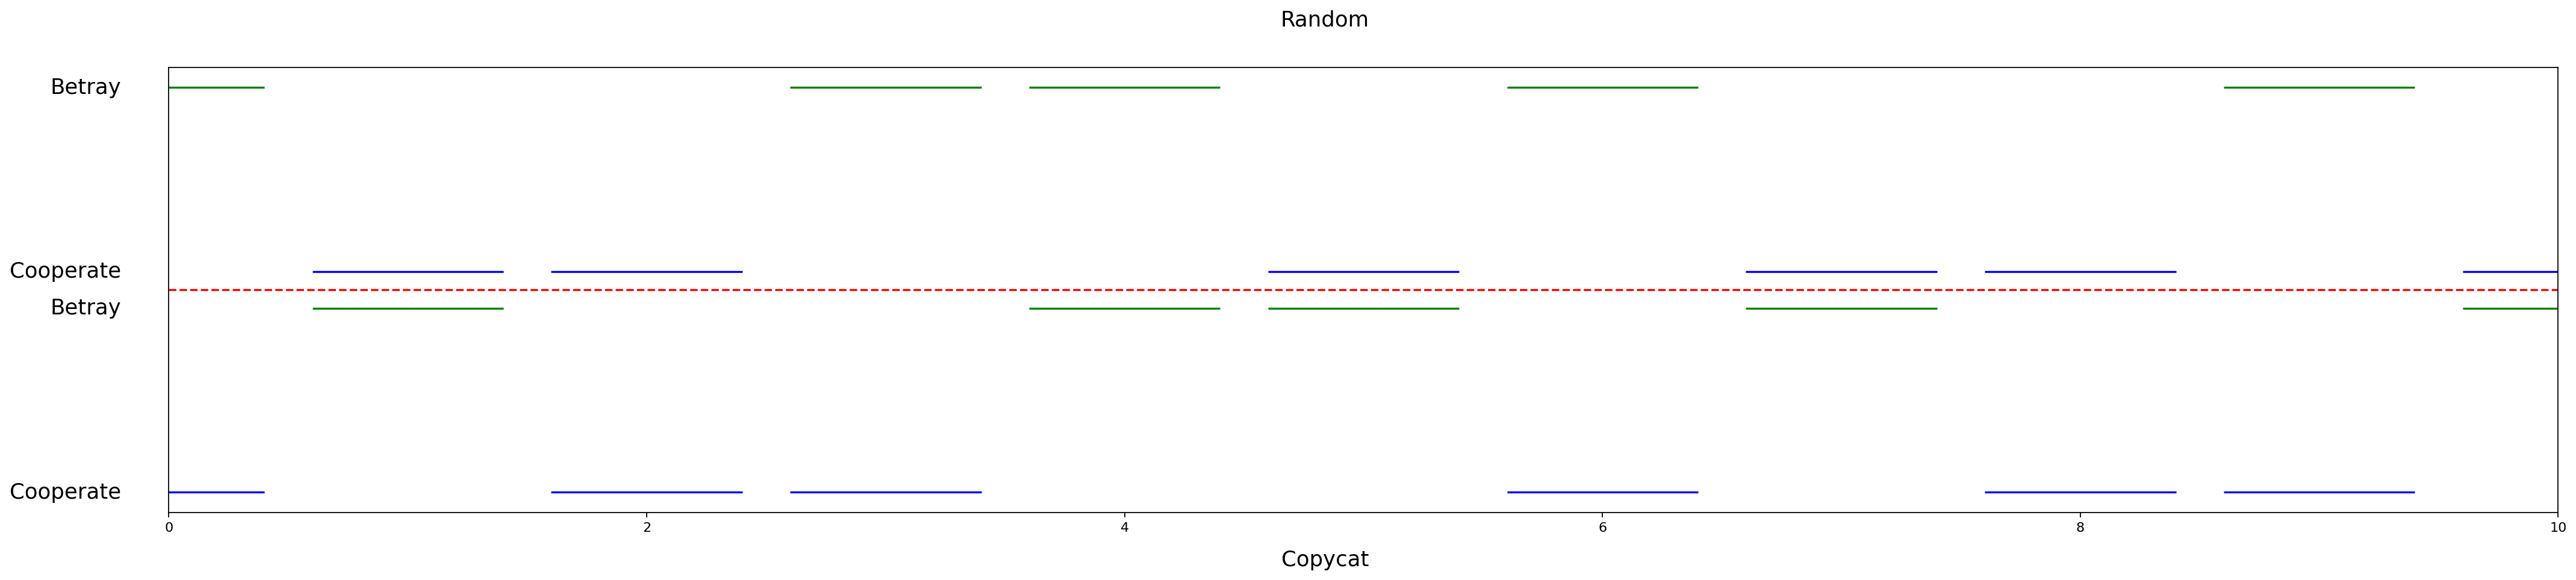
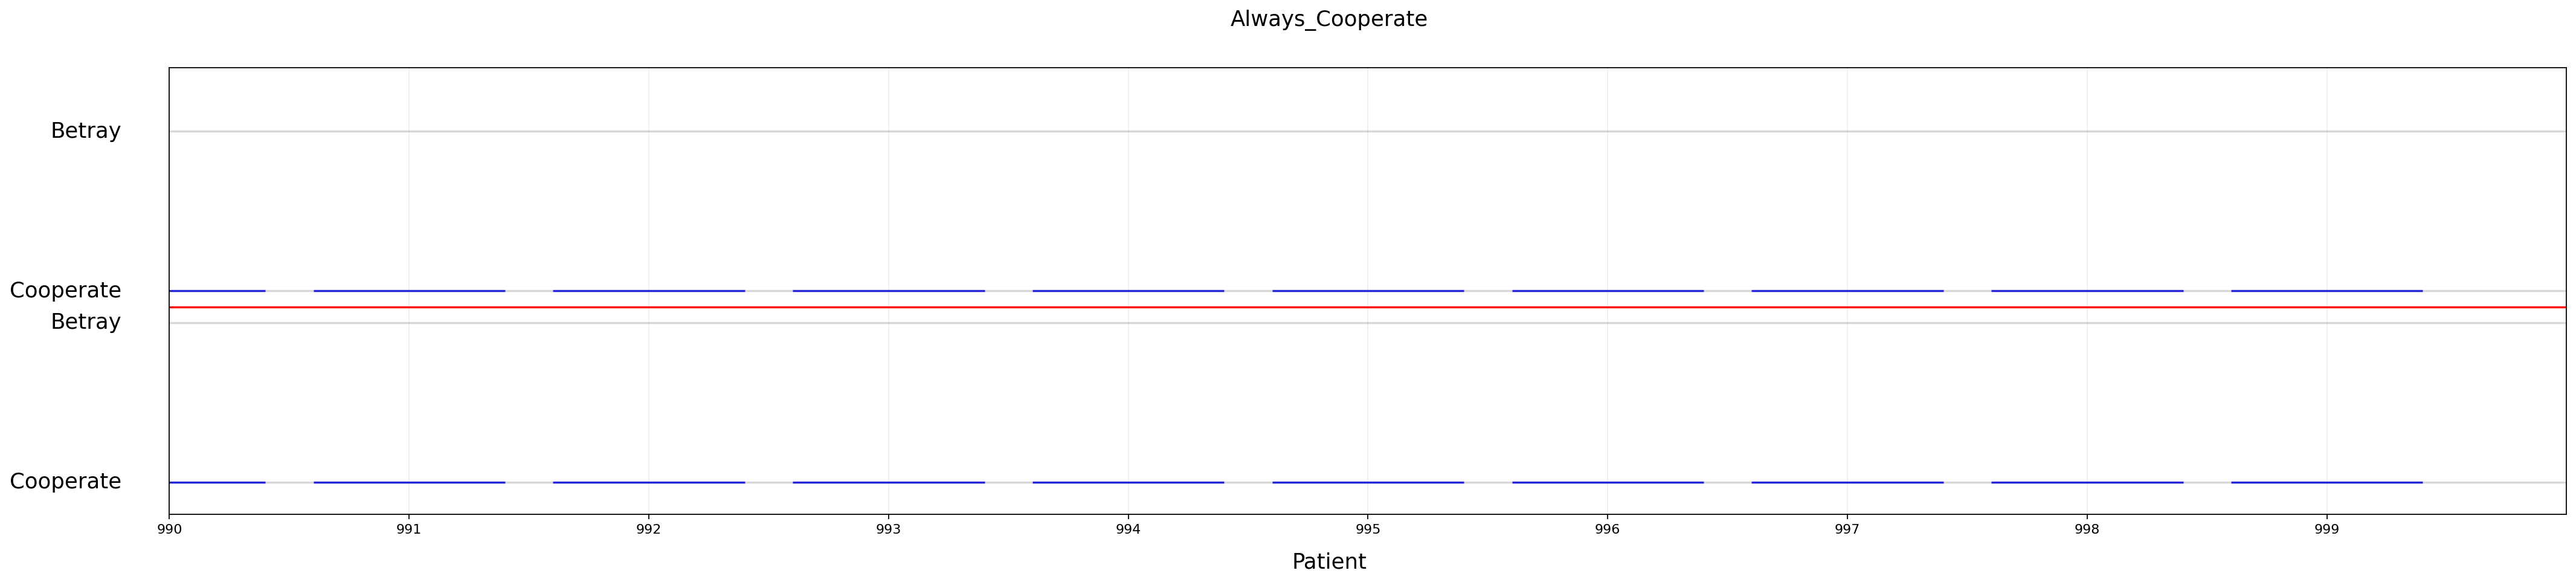
Code edit (unified diff) that turned the first committed figure into the second:
--- before
+++ after
@@ -1,13 +1,15 @@
+import numpy as np
 import matplotlib.pyplot as plt
 %matplotlib inline
 
-x_min = 0
-x_max = 10
-strategy1_name = "Random"
-strategy2_name = "Copycat"
+x_min = number_of_games-10
+x_max = number_of_games
+strategy1_name = "Always_Cooperate"
+strategy2_name = "Patient"
 
 strategy1_ID = Get_Index_By_Name(strategies=strategies, name=strategy1_name)
 strategy2_ID = Get_Index_By_Name(strategies=strategies, name=strategy2_name)
 
+assert(strategy1_ID>=0 and strategy2_ID>=0), "Strategy not found."
 
 fontsize=16
@@ -16,7 +18,9 @@
 
 fig = plt.figure(figsize=(32, 6), dpi=160)
+y_scale = 0.5
+y_offset = 0.6
 
 for i, (key, values) in enumerate(data.items()):
-    y, c = [v.value*0.5 - 0.6*i for v in values], ["b" if v.value==0 else "g" for v in values]
+    y, c = [v.value*y_scale - y_offset*i for v in values], ["b" if v.value==0 else "g" for v in values]
     x = list(range(len(y)))
 
@@ -26,9 +30,16 @@
         plt.hlines(val, float(float(i)-0.4), float(float(i)+0.4), colors=[c[i]])
 
-plt.hlines(y = -0.05, xmin=x_min, xmax=x_max, colors=["r"], linestyles="--")
-plt.xlim([0, 10])
+plt.hlines(y = -0.05, xmin=x_min, xmax=x_max, colors=["r"], linestyles="-")
+plt.hlines(y = 0, xmin=x_min, xmax=x_max, colors="gray", linestyles="-", alpha=0.3)
+plt.hlines(y = y_scale, xmin=x_min, xmax=x_max, colors="gray", linestyles="-", alpha=0.3)
+plt.hlines(y = y_scale-y_offset, xmin=x_min, xmax=x_max, colors="gray", linestyles="-", alpha=0.3)
+plt.hlines(y = -y_offset, xmin=x_min, xmax=x_max, colors="gray", linestyles="-", alpha=0.3)
+
+plt.xlim([x_min, x_max])
+plt.ylim([-y_offset-0.1, y_offset+0.1])
 plt.yticks([])
 plt.ylabel("")
 plt.suptitle(f"{strategy1_name}", fontsize=fontsize, ha="center")
+
 
 ax = plt.gca()
@@ -36,10 +47,10 @@
 ax.text(-0.02, 0, 'Cooperate', transform=ax.get_yaxis_transform(),
         va='center', ha='right', fontsize=fontsize)
-ax.text(-0.02, 0.5, 'Betray', transform=ax.get_yaxis_transform(),
+ax.text(-0.02, y_scale, 'Betray', transform=ax.get_yaxis_transform(),
         va='center', ha='right', fontsize=fontsize)
 
-ax.text(-0.02, -0.1, 'Betray', transform=ax.get_yaxis_transform(),
+ax.text(-0.02, y_scale-y_offset, 'Betray', transform=ax.get_yaxis_transform(),
         va='center', ha='right', fontsize=fontsize)
-ax.text(-0.02, -0.6, 'Cooperate', transform=ax.get_yaxis_transform(),
+ax.text(-0.02, -y_offset, 'Cooperate', transform=ax.get_yaxis_transform(),
         va='center', ha='right', fontsize=fontsize)
 
@@ -47,3 +58,6 @@
 fig.text(0.5, 0.01, f"{strategy2_name}", ha='center', va='bottom', fontsize=fontsize)
 
+ax.set_xticks(np.arange(x_min, x_max, 1))
+ax.grid(True, alpha=0.2)
+
 plt.show()

Commit: Plotting actions visual improvements